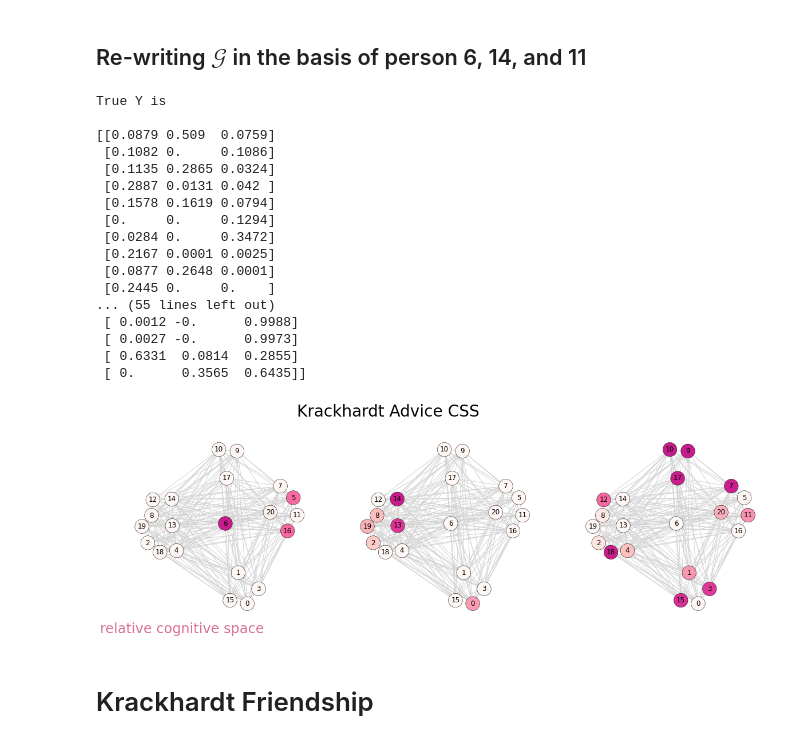
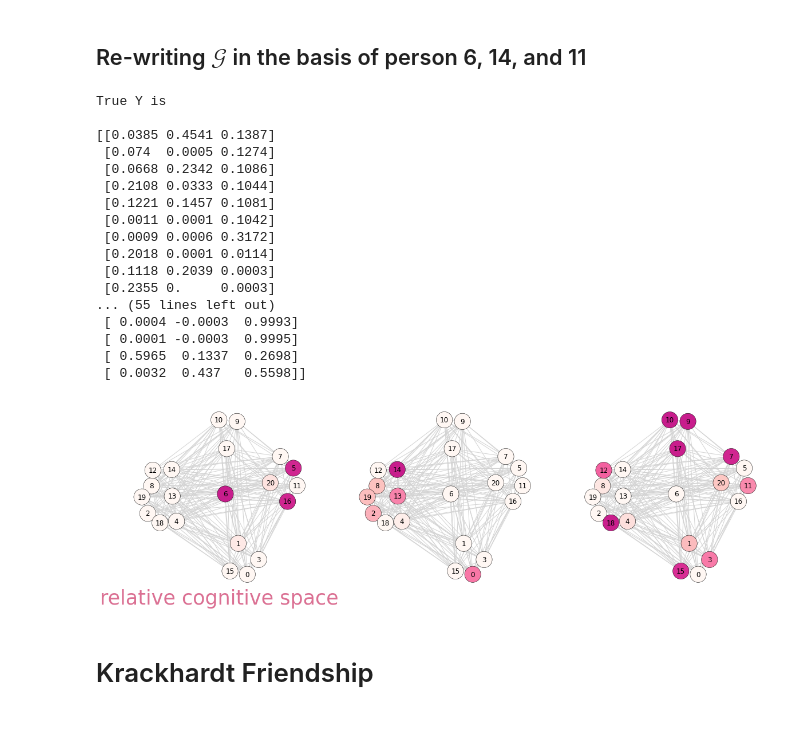
Before and after one commit to izabelaguiar/CSS, a Jupyter notebook: CSS_NNTuck_Paper_Figures_Tables.ipynb, the cells around one changed output. Cells and saved outputs as stored; diff of their text form; code cells hidden in the pictures.

```diff
--- a/CSS_NNTuck_Paper_Figures_Tables.ipynb
+++ b/CSS_NNTuck_Paper_Figures_Tables.ipynb
@@ -223,7 +273,6 @@ def multistart(tensor, C, K, masked, Mask, Sym, NUM_IT, ms_type = 'reg'):
         assert C == 1, "for a Redundant NNTuck, C must be equal to 1"
         return multi_nntuck_ones(tensor, C, K, masked, Mask, Sym, NUM_IT)
     elif ms_type == 'SCA':
-        assert C == K, "for a Redundant NNTuck, C must be equal to K"
         return multi_nntuck_sca(tensor, K, K, masked, Mask, Sym, NUM_IT)
     elif ms_type == 'reg':
         return multi_nntuck(tensor, C, K, masked, Mask, Sym, NUM_IT)
@@ -305,8 +354,11 @@ def multi_nntuck(tensor, C, K, masked = False, Mask = None, Sym = False, NUM_IT
 
 def multi_nntuck_sca(tensor, C, K, masked = False, Mask = None, Sym = False, NUM_IT = 20):
     ALPHA, N, N = np.shape(tensor)
+    B = K
+    if C<K:
+        B =C
     #C = K
-    tuck, logl, kld, kld_u, kld_min_ind = non_negative_tucker_SCagreement(tensor, rank = [K, K, K], init='random', n_iter_max=1000,
+    tuck, logl, kld, kld_u, kld_min_ind = non_negative_tucker_SCagreement(tensor, rank = [B, B, B], init='random', n_iter_max=1000,
                                                              symmetric = False, masked = masked, Masking = Mask,
                                                                           socog = True,
                                                       MT_stopping_conditions = True, returnErrors = True,
@@ -317,7 +369,7 @@ def multi_nntuck_sca(tensor, C, K, masked = False, Mask = None, Sym = False, NUM
     max_kld = kld[kld_min_ind]
 
     for i in range(1, NUM_IT):
-        tuck, logl, kld, kld_u, kld_min_ind = non_negative_tucker_SCagreement(tensor, rank = [K, K, K], init='random', n_iter_max=1000,
+        tuck, logl, kld, kld_u, kld_min_ind = non_negative_tucker_SCagreement(tensor, rank = [B, B, B], init='random', n_iter_max=1000,
                                                              symmetric = False, masked = masked, Masking = Mask,
                                                                               socog = True,
                                                       MT_stopping_conditions = True, returnErrors = True,
@@ -606,5 +797,5 @@ split_LRT(hunter_f[-1], C= 3, K = 2, M = M0, R = False, Symmetric = False, SCA =
 ## NNTuck of the Krackhardt advice CSS with $K=C=3$
 We use 50 random initializations of the multiplicative updates algorithm and examine the social and cognitive structure of the NNTuck corresponding to the highest log-likelihood over these random initializations.
 # %%
-core, factors, loglike =  multistart(krack, 3, 3, masked = False, Mask = None, Sym = False,
+core, factors, loglike =  multistart(krack_a, 3, 3, masked = False, Mask = None, Sym = False,
                                      NUM_IT = 50, ms_type = 'reg')
@@ -693,30 +887,30 @@ for n in range(1):
         colors_Y3[i] = cmapTwo(Y_norm[i, 2])
         colors_cogsocdiff[i] = cmapOne(U_norm[i, 0]-Y_norm[i, 0])
 
-    nx.draw(krack_and_net, posrep,  ax=axis[0,1], node_color=colors_U2, node_size=600, edge_color='lightgrey', with_labels=True)
+    nx.draw(kracka_Network, posrep,  ax=axis[0,1], node_color=colors_U2, node_size=800, edge_color='lightgrey', with_labels=True)
     axis[0,1].collections[0].set_edgecolor("k")
     axis[0,1].collections[0].set_linewidths(0.5)
-    nx.draw(krack_and_net, posrep,  ax=axis[0,0], node_color=colors_U1, node_size=600, edge_color='lightgrey', with_labels=True)
+    nx.draw(kracka_Network, posrep,  ax=axis[0,0], node_color=colors_U1, node_size=800, edge_color='lightgrey', with_labels=True)
     axis[0,0].collections[0].set_edgecolor("k")
     axis[0,0].collections[0].set_linewidths(0.5)
-    nx.draw(krack_and_net, posrep,  ax=axis[0,2], node_color=colors_U3, node_size=600, edge_color='lightgrey', with_labels=True)
+    nx.draw(kracka_Network, posrep,  ax=axis[0,2], node_color=colors_U3, node_size=800, edge_color='lightgrey', with_labels=True)
     axis[0,2].collections[0].set_edgecolor("k")
     axis[0,2].collections[0].set_linewidths(0.5)
-    nx.draw(krack_and_net, posrep,  ax=axis[1,1], node_color=colors_Y2, node_size=600, edge_color='lightgrey', with_labels=True)
+    nx.draw(kracka_Network, posrep,  ax=axis[1,1], node_color=colors_Y2, node_size=800, edge_color='lightgrey', with_labels=True)
     axis[1,1].collections[0].set_edgecolor("k")
     axis[1,1].collections[0].set_linewidths(0.5)
-    nx.draw(krack_and_net, posrep,  ax=axis[1,2], node_color=colors_Y3, node_size=600, edge_color='lightgrey', with_labels=True)
+    nx.draw(kracka_Network, posrep,  ax=axis[1,2], node_color=colors_Y3, node_size=800, edge_color='lightgrey', with_labels=True)
     axis[1,2].collections[0].set_edgecolor("k")
     axis[1,2].collections[0].set_linewidths(0.5)
-    nx.draw(krack_and_net, posrep,  ax=axis[1,0], node_color=colors_Y1, node_size=600, edge_color='lightgrey', with_labels=True)
+    nx.draw(kracka_Network, posrep,  ax=axis[1,0], node_color=colors_Y1, node_size=800, edge_color='lightgrey', with_labels=True)
     axis[1,0].collections[0].set_edgecolor("k")
     axis[1,0].collections[0].set_linewidths(0.5)
-    axis[0,0].text(1, 1.2, 'Krackhardt Advice CSS', fontsize = 28, c = 'k')
-    axis[0,0].text(-1.5, -1.2, 'social space', fontsize = 24, c = 'firebrick')
-    axis[1,0].text(-1.5, -1.2, 'cognitive space', fontsize = 24, c = 'rebeccapurple')
+#     axis[0,0].text(1, 1.2, 'Krackhardt Advice CSS', fontsize = 3, c = 'k')
+    axis[0,0].text(-1.5, -1.2, 'social space', fontsize = 30, c = 'firebrick')
+    axis[1,0].text(-1.5, -1.2, 'cognitive space', fontsize = 30, c = 'rebeccapurple')
 
     axis[1,2].axis('off')
     filename = 'kracka_SCA_cognet_max_3_3.pdf'
-    plt.savefig(filename, bbox_inches='tight')
+#     plt.savefig(filename, bbox_inches='tight')
     #plt.close()
 # %% [output]
@@ -756,54 +950,54 @@ Ystar = Y_interp(factors, r_star = [14, 6, 10], verbose = True)
 # %% [output]
 True Y is
 
-[[0.0879 0.509  0.0759]
- [0.1082 0.     0.1086]
- [0.1135 0.2865 0.0324]
- [0.2887 0.0131 0.042 ]
- [0.1578 0.1619 0.0794]
- [0.     0.     0.1294]
- [0.0284 0.     0.3472]
- [0.2167 0.0001 0.0025]
- [0.0877 0.2648 0.0001]
- [0.2445 0.     0.    ]
+[[0.0385 0.4541 0.1387]
+ [0.074  0.0005 0.1274]
+ [0.0668 0.2342 0.1086]
+ [0.2108 0.0333 0.1044]
+ [0.1221 0.1457 0.1081]
+ [0.0011 0.0001 0.1042]
+ [0.0009 0.0006 0.3172]
+ [0.2018 0.0001 0.0114]
+ [0.1118 0.2039 0.0003]
+ [0.2355 0.     0.0003]
 ... (55 lines left out)
- [ 0.0012 -0.      0.9988]
- [ 0.0027 -0.      0.9973]
- [ 0.6331  0.0814  0.2855]
- [ 0.      0.3565  0.6435]]
+ [ 0.0004 -0.0003  0.9993]
+ [ 0.0001 -0.0003  0.9995]
+ [ 0.5965  0.1337  0.2698]
+ [ 0.0032  0.437   0.5598]]
 # %%
 for n in range(1):
     f, axis = plt.subplots(1,3)
     f.set_figheight(6)
     f.set_figwidth(20)
     colors_Y1 = ['c'] * len(krack_and)
     colors_Y2 = ['c'] * len(krack_and)
     colors_Y3 = ['c'] * len(krack_and)
     cmapTwo=plt.get_cmap('RdPu')
     Y_norm = Ystar- 0.32*np.ones(3) # just to make the colour prettier
     for i in range(len(krack_and)):
         colors_Y1[i] = cmapTwo(Y_norm[i, 0])
         colors_Y2[i] = cmapTwo(Y_norm[i, 1])
         colors_Y3[i] = cmapTwo(Y_norm[i, 2])
 
-    nx.draw(krack_and_net, posrep,  ax=axis[1], node_color=colors_Y1, node_size=600, edge_color='lightgrey', with_labels=True)
+    nx.draw(kracka_Network, posrep,  ax=axis[1], node_color=colors_Y1, node_size=800, edge_color='lightgrey', with_labels=True)
     axis[1].collections[0].set_edgecolor("k")
     axis[1].collections[0].set_linewidths(0.5)
-    nx.draw(krack_and_net, posrep,  ax=axis[2], node_color=colors_Y3, node_size=600, edge_color='lightgrey', with_labels=True)
+    nx.draw(kracka_Network, posrep,  ax=axis[2], node_color=colors_Y3, node_size=800, edge_color='lightgrey', with_labels=True)
     axis[2].collections[0].set_edgecolor("k")
     axis[2].collections[0].set_linewidths(0.5)
-    nx.draw(krack_and_net, posrep,  ax=axis[0], node_color=colors_Y2, node_size=600, edge_color='lightgrey', with_labels=True)
+    nx.draw(kracka_Network, posrep,  ax=axis[0], node_color=colors_Y2, node_size=800, edge_color='lightgrey', with_labels=True)
     axis[0].collections[0].set_edgecolor("k")
     axis[0].collections[0].set_linewidths(0.5)
 
-    axis[0].text(1, 1.2, 'Krackhardt Advice CSS', fontsize = 28, c = 'k')
-    axis[0].text(-1.5, -1.2, 'relative cognitive space', fontsize = 24, c = 'palevioletred')
+#     axis[0].text(1, 1.2, 'Krackhardt Advice CSS', fontsize = 28, c = 'k')
+    axis[0].text(-1.5, -1.2, 'relative cognitive space', fontsize = 35, c = 'palevioletred')
 
     filename = 'kracka_cognet_rel_3_3.pdf'
     plt.savefig(filename, bbox_inches='tight')
     #plt.close()
 # %% [output]
-[figure, old version]
+[figure, new version]
 # %% [markdown]
 # Krackhardt Friendship
 # %%
```
Also changed, not shown: parts of 52 cells of this notebook.
